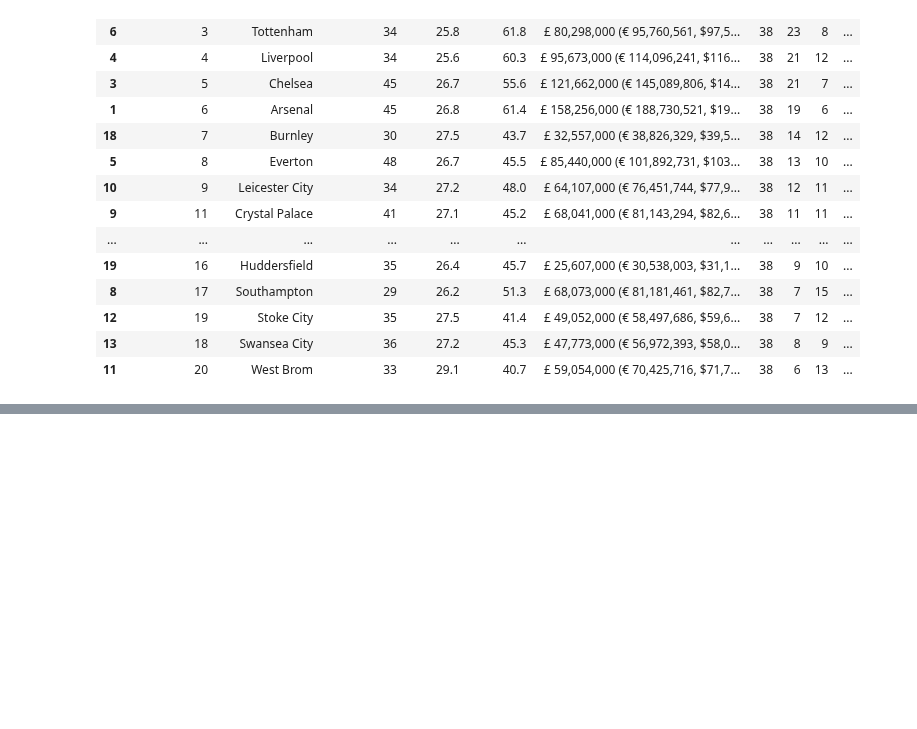
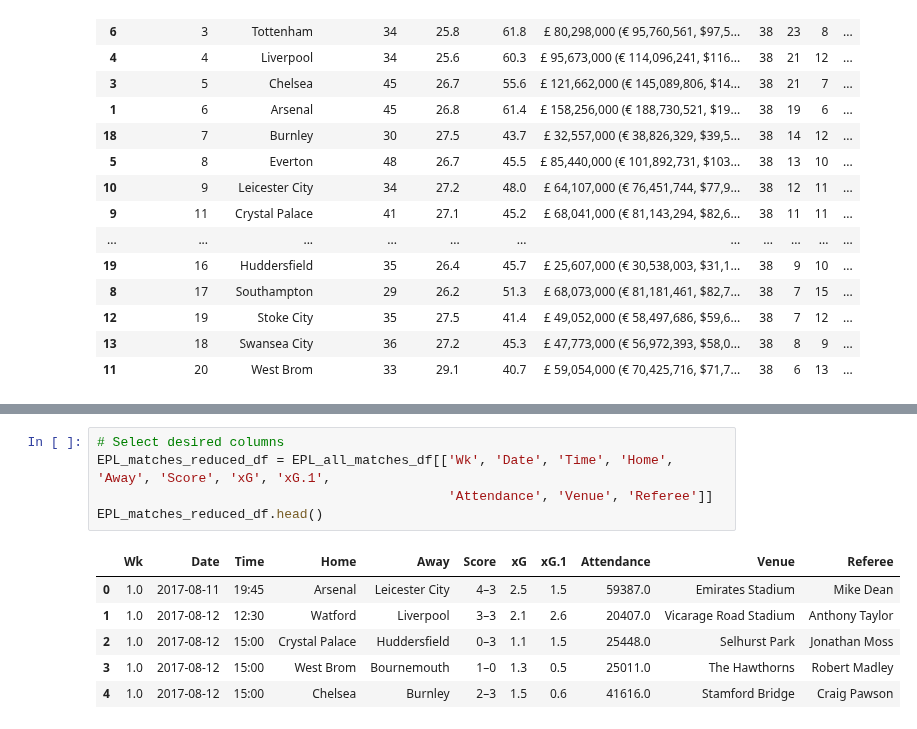
Before and after one commit to GurpreetChugh/Project-Football, a Jupyter notebook: EPL_Project_Football.ipynb, the cells around one changed output, grey strips where cells are left out. Drawn from its saved outputs; the diff is of its cells as text; blank space fills up the shorter version.

```diff
--- a/EPL_Project_Football.ipynb
+++ b/EPL_Project_Football.ipynb
@@ -113,0 +168,12 @@ EPL_2018_sum_complete_df.sort_values('Pts', ascending=False)
+# %%
+# Select desired columns
+EPL_matches_reduced_df = EPL_all_matches_df[['Wk', 'Date', 'Time', 'Home', 'Away', 'Score', 'xG', 'xG.1',
+                                             'Attendance', 'Venue', 'Referee']]
+EPL_matches_reduced_df.head()
+# %% [output]
+|  | Wk | Date | Time | Home | Away | Score | xG | xG.1 | Attendance | Venue | Referee |
+| 0 | 1.0 | 2017-08-11 | 19:45 | Arsenal | Leicester City | 4–3 | 2.5 | 1.5 | 59387.0 | Emirates Stadium | Mike Dean |
+| 1 | 1.0 | 2017-08-12 | 12:30 | Watford | Liverpool | 3–3 | 2.1 | 2.6 | 20407.0 | Vicarage Road Stadium | Anthony Taylor |
+| 2 | 1.0 | 2017-08-12 | 15:00 | Crystal Palace | Huddersfield | 0–3 | 1.1 | 1.5 | 25448.0 | Selhurst Park | Jonathan Moss |
+| 3 | 1.0 | 2017-08-12 | 15:00 | West Brom | Bournemouth | 1–0 | 1.3 | 0.5 | 25011.0 | The Hawthorns | Robert Madley |
+| 4 | 1.0 | 2017-08-12 | 15:00 | Chelsea | Burnley | 2–3 | 1.5 | 0.6 | 41616.0 | Stamford Bridge | Craig Pawson |
```
Also changed, not shown: parts of 8 cells of this notebook.
